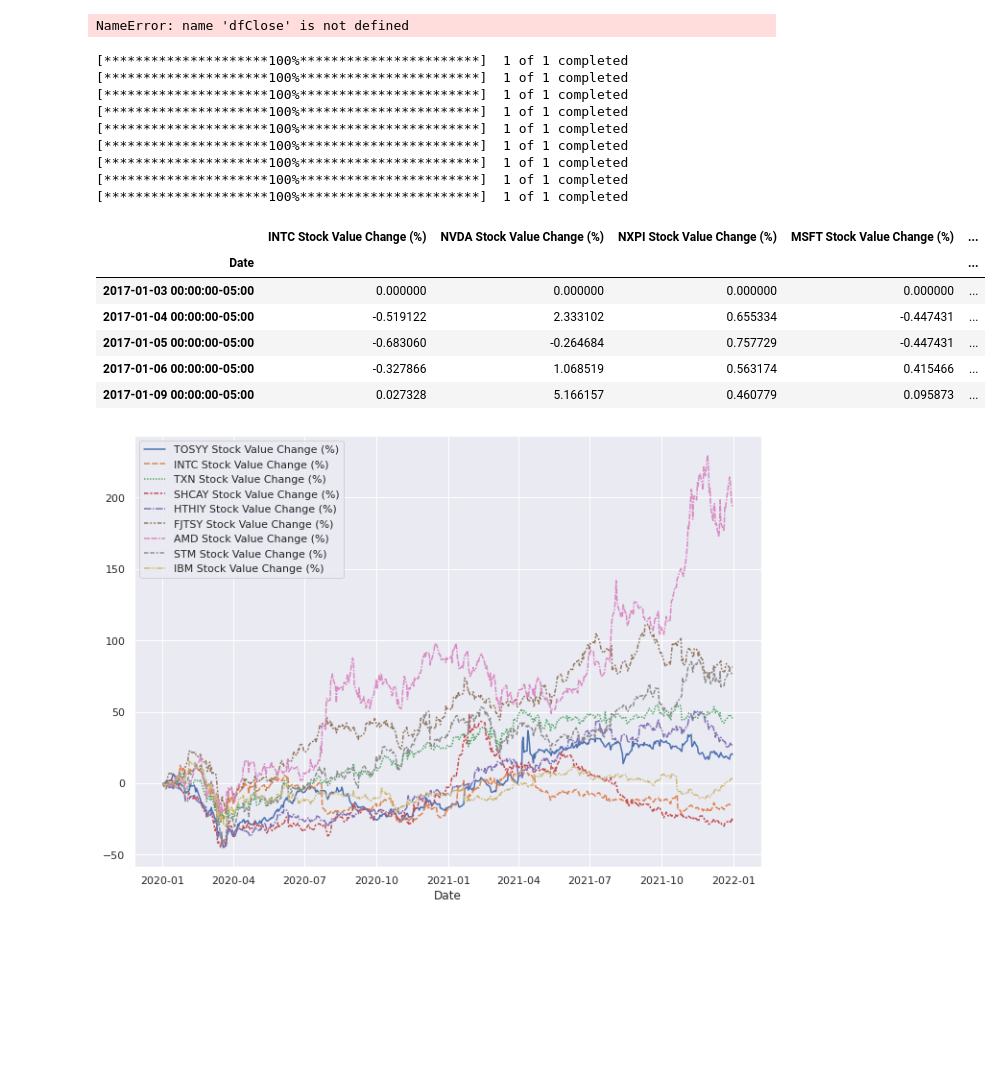
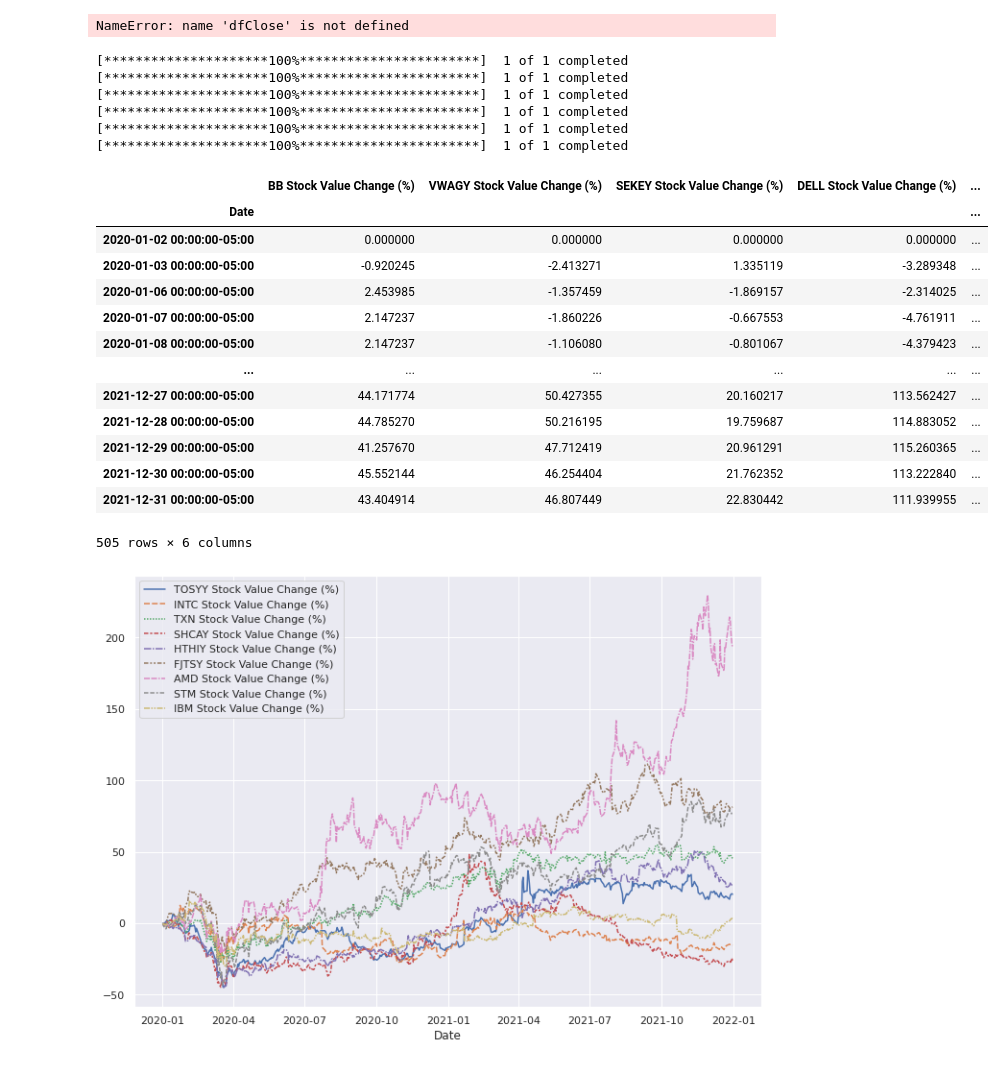
Before and after one commit to stilxam/Assignement_BIaN, a Jupyter notebook: Yapi/Yapi.ipynb, the cells around one changed output. Saved outputs shown, nothing was run; the diff lists cells and outputs as text; code cells hidden in the pictures; blank space fills up the shorter version.

```diff
--- a/Yapi/Yapi.ipynb
+++ b/Yapi/Yapi.ipynb
@@ -7,3 +7,15 @@ from datetime import date
 import seaborn as sns
 import matplotlib.pyplot as plt
 sns.set(rc={'figure.figsize':(11.7,8.27)})
+# %%
+cmpnyLs = ["INTC","NVDA","NXPI","MSFT", "TXN" ,"HTHIY","AMD", "STM", "IBM"]
+lowCent = [ "BB", "VWAGY", "SEKEY", "DELL", "DLB", "TSLA"]
+
+
+for company in lowCent:
+    print(company)
+    temp = yf.Ticker(company).earnings_dates
+    EPS = temp["Reported EPS"].copy()
+    EPS = EPS.loc[EPS.index<"2022"]
+    EPS = EPS.loc[EPS.index>"2020"]
+    EPS.to_csv(f"lowCent/post{company}.csv")
@@ -10,13 +29,11 @@ sns.set(rc={'figure.figsize':(11.7,8.27)})
 # %%
 cmpnyLs = ["INTC","NVDA","NXPI","MSFT", "TXN" ,"HTHIY","AMD", "STM", "IBM"]
-EPSPre = pd.DataFrame()
-
-for company in cmpnyLs:
+for company in lowCent:
     print(company)
 
     temp = yf.Ticker(company).earnings_dates
     EPS = temp["Reported EPS"].copy()
     EPS = EPS.loc[EPS.index<"2019"]
     EPS = EPS.loc[EPS.index>"2017"]
-    EPS.to_csv(f"graphData/pre{company}.csv")
+    EPS.to_csv(f"lowCent/post{company}.csv")
 # %% [output]
@@ -32,10 +45,0 @@ IBM
-# %%
-cmpnyLs = ["INTC","NVDA","NXPI","MSFT", "TXN" ,"HTHIY","AMD", "STM", "IBM"]
-for company in cmpnyLs:
-    print(company)
-
-    temp = yf.Ticker(company).earnings_dates
-    EPS = temp["Reported EPS"].copy()
-    EPS = EPS.loc[EPS.index<"2022"]
-    EPS = EPS.loc[EPS.index>"2019"]
-    EPS.to_csv(f"graphData/post{company}.csv")
@@ -114,12 +108,12 @@ NameError: name 'dfClose' is not defined
 # %%
 cmpnyLs = ["INTC","NVDA","NXPI","MSFT", "TXN" ,"HTHIY","AMD", "STM", "IBM"]
 dfClose = pd.DataFrame()
-for company in cmpnyLs:
+for company in lowCent:
     quote = yf.download(tickers= company, interval= "1d", period="6y").copy()
     quote["day_time"] = quote.index
     quote["day_time"] = pd.to_datetime(quote["day_time"], format="%Y-%m-%d")
-    quote = quote.loc[quote["day_time"] > "2017"]
-    quote = quote.loc[quote["day_time"] < "2019"]
+    quote = quote.loc[quote["day_time"] > "2020"]
+    quote = quote.loc[quote["day_time"] < "2022"]
     value = quote["Close"][0]
     dfClose[f"{company} Stock Value Change (%)"] = (quote["Close"]/value - 1)*100
 
@@ -127,7 +121,7 @@ for company in cmpnyLs:
 
 
 
-dfClose.to_csv("closePre.csv")
+dfClose.to_csv("lowCent/postclose.csv")
 # %% [output]
 [*********************100%***********************]  1 of 1 completed
 [*********************100%***********************]  1 of 1 completed
@@ -135,19 +129,23 @@ dfClose.to_csv("closePre.csv")
 [*********************100%***********************]  1 of 1 completed
 [*********************100%***********************]  1 of 1 completed
 [*********************100%***********************]  1 of 1 completed
-[*********************100%***********************]  1 of 1 completed
-[*********************100%***********************]  1 of 1 completed
-[*********************100%***********************]  1 of 1 completed
 # %%
-dfClose.head()
+dfClose
 # %% [output]
-|  | INTC Stock Value Change (%) | NVDA Stock Value Change (%) | NXPI Stock Value Change (%) | MSFT Stock Value Change (%) | ... |
+|  | BB Stock Value Change (%) | VWAGY Stock Value Change (%) | SEKEY Stock Value Change (%) | DELL Stock Value Change (%) | ... |
 | Date |  |  |  |  | ... |
-| 2017-01-03 00:00:00-05:00 | 0.000000 | 0.000000 | 0.000000 | 0.000000 | ... |
-| 2017-01-04 00:00:00-05:00 | -0.519122 | 2.333102 | 0.655334 | -0.447431 | ... |
-| 2017-01-05 00:00:00-05:00 | -0.683060 | -0.264684 | 0.757729 | -0.447431 | ... |
-| 2017-01-06 00:00:00-05:00 | -0.327866 | 1.068519 | 0.563174 | 0.415466 | ... |
-| 2017-01-09 00:00:00-05:00 | 0.027328 | 5.166157 | 0.460779 | 0.095873 | ... |
+| 2020-01-02 00:00:00-05:00 | 0.000000 | 0.000000 | 0.000000 | 0.000000 | ... |
+| 2020-01-03 00:00:00-05:00 | -0.920245 | -2.413271 | 1.335119 | -3.289348 | ... |
+| 2020-01-06 00:00:00-05:00 | 2.453985 | -1.357459 | -1.869157 | -2.314025 | ... |
+| 2020-01-07 00:00:00-05:00 | 2.147237 | -1.860226 | -0.667553 | -4.761911 | ... |
+| 2020-01-08 00:00:00-05:00 | 2.147237 | -1.106080 | -0.801067 | -4.379423 | ... |
+| ... | ... | ... | ... | ... | ... |
+| 2021-12-27 00:00:00-05:00 | 44.171774 | 50.427355 | 20.160217 | 113.562427 | ... |
+| 2021-12-28 00:00:00-05:00 | 44.785270 | 50.216195 | 19.759687 | 114.883052 | ... |
+| 2021-12-29 00:00:00-05:00 | 41.257670 | 47.712419 | 20.961291 | 115.260365 | ... |
+| 2021-12-30 00:00:00-05:00 | 45.552144 | 46.254404 | 21.762352 | 113.222840 | ... |
+| 2021-12-31 00:00:00-05:00 | 43.404914 | 46.807449 | 22.830442 | 111.939955 | ... |
+505 rows × 6 columns
 # %%
 dfClose.to_csv("closePost.csv")
 #dfClosePost = dfClosePost[dfClose["day_time"] > "2020"]
```
Also changed, not shown: parts of 3 cells of this notebook, 2 other files.
